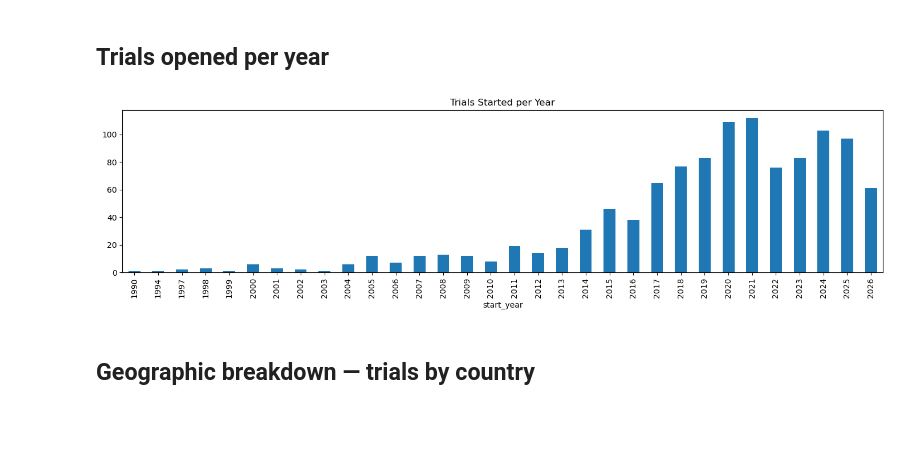
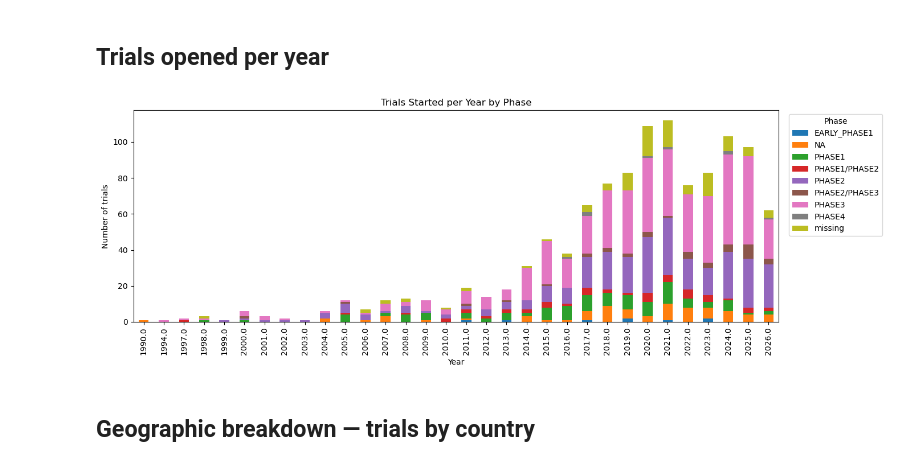
Before and after one commit to rishikiram/TACT, a Jupyter notebook: backend_py/eda.ipynb, the cells around one changed output. Saved outputs shown, nothing was run; the diff lists cells and outputs as text; code cells hidden in the pictures; blank space fills up the shorter version.

Commit message:
study by year by phase

```diff
--- a/backend_py/eda.ipynb
+++ b/backend_py/eda.ipynb
@@ -60,14 +60,22 @@ Name: enrollment, dtype: float64
 ## Trials opened per year
 # %%
 df['start_year'] = pd.to_datetime(df['start_date'], errors='coerce').dt.year
-by_year = df['start_year'].dropna().astype(int).value_counts().sort_index()
-by_year[by_year.index >= 1990].plot(
-    kind='bar', figsize=(14, 4), title='Trials Started per Year'
+
+by_year_phase = (
+    df[df['start_year'] >= 1990]
+    .groupby(['start_year', df['phase_text'].fillna('missing')])
+    .size()
+    .unstack(fill_value=0)
 )
+
+by_year_phase.plot(kind='bar', stacked=True, figsize=(14, 5), title='Trials Started per Year by Phase')
+plt.xlabel('Year')
+plt.ylabel('Number of trials')
+plt.legend(title='Phase', bbox_to_anchor=(1.01, 1), loc='upper left')
 plt.tight_layout()
 plt.show()
 # %% [output]
-[figure, old version]
+[figure, new version]
 # %% [markdown]
 ## Geographic breakdown — trials by country
 # %%
```
Also changed, not shown: parts of 2 cells of this notebook, 2 other files.
